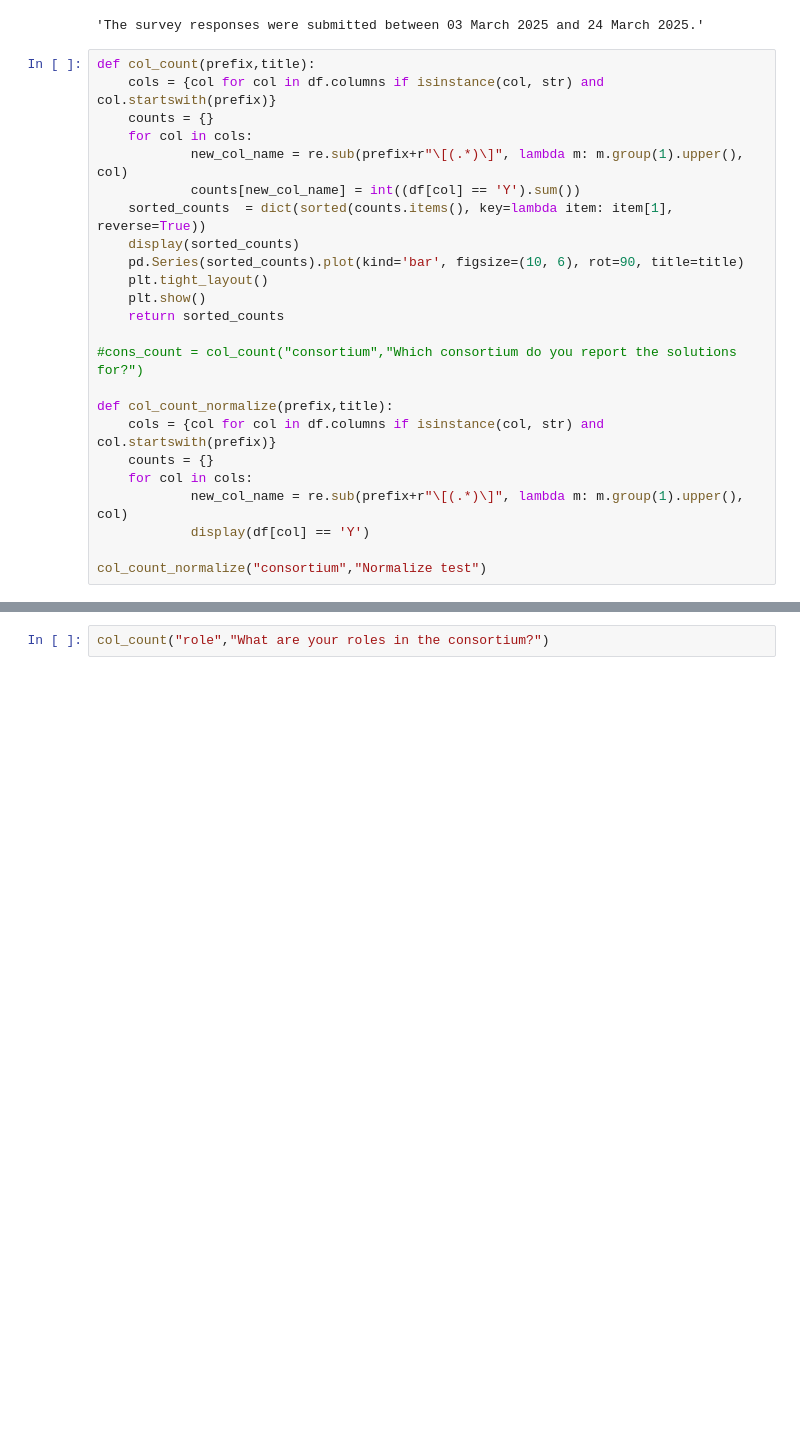
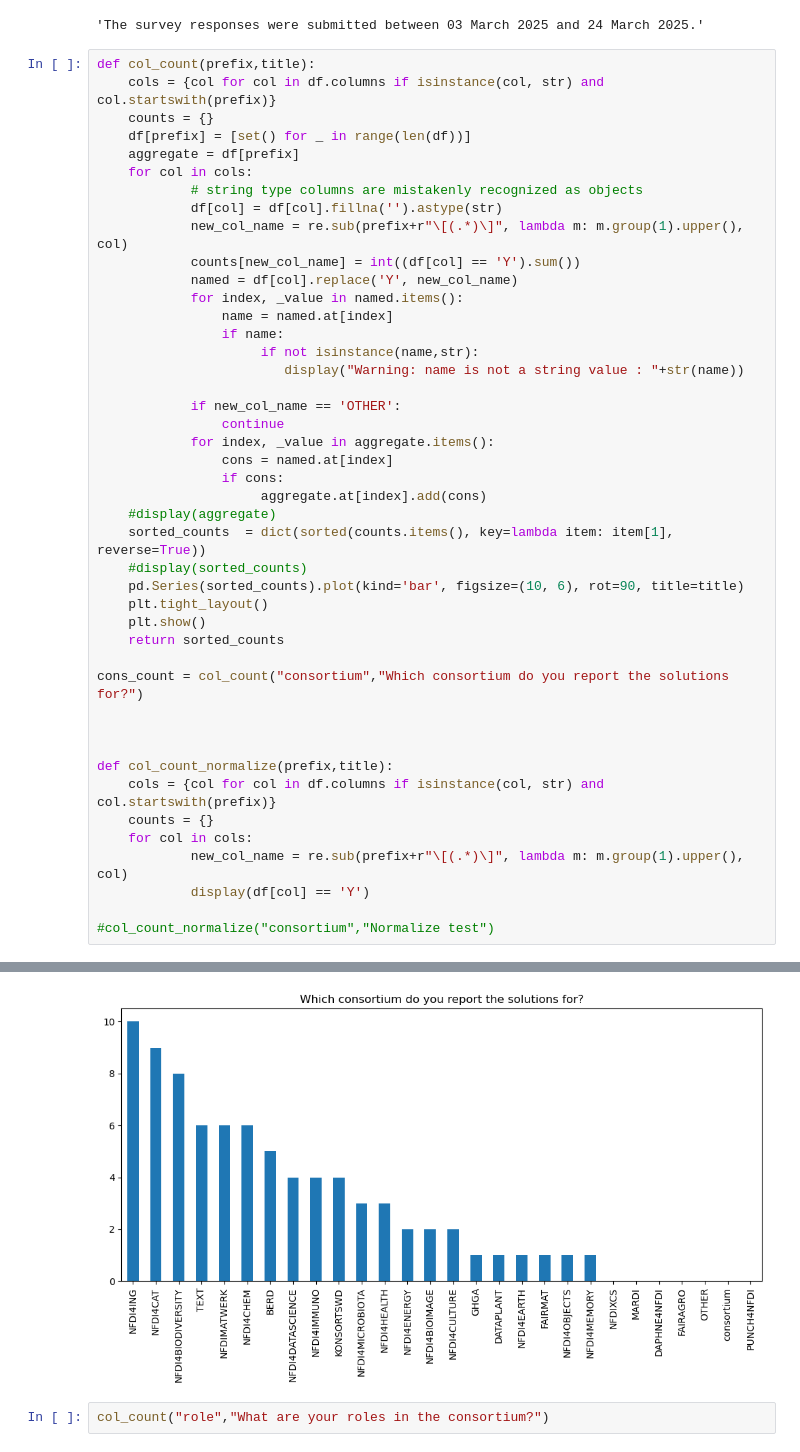
Before and after one commit to KonradHoeffner/softwaresurvey, a Jupyter notebook: results.ipynb, the cells around one changed output, grey strips where cells are left out. Drawn from its saved outputs; the diff is of its cells as text; blank space fills up the shorter version.

```diff
--- a/results.ipynb
+++ b/results.ipynb
@@ -21,17 +23,37 @@ display("The survey responses were submitted between "+mindate.strftime('%d %B %
 def col_count(prefix,title):
     cols = {col for col in df.columns if isinstance(col, str) and col.startswith(prefix)}
     counts = {}
+    df[prefix] = [set() for _ in range(len(df))]
+    aggregate = df[prefix]
     for col in cols:
+            # string type columns are mistakenly recognized as objects
+            df[col] = df[col].fillna('').astype(str)
             new_col_name = re.sub(prefix+r"\[(.*)\]", lambda m: m.group(1).upper(), col)
             counts[new_col_name] = int((df[col] == 'Y').sum())
+            named = df[col].replace('Y', new_col_name)
+            for index, _value in named.items():
+                name = named.at[index]
+                if name:
+                     if not isinstance(name,str):
+                        display("Warning: name is not a string value : "+str(name))
+
+            if new_col_name == 'OTHER':
+                continue
+            for index, _value in aggregate.items():
+                cons = named.at[index]
+                if cons:
+                     aggregate.at[index].add(cons)
+    #display(aggregate)
     sorted_counts  = dict(sorted(counts.items(), key=lambda item: item[1], reverse=True))
-    display(sorted_counts)
+    #display(sorted_counts)
     pd.Series(sorted_counts).plot(kind='bar', figsize=(10, 6), rot=90, title=title)
     plt.tight_layout()
     plt.show()
     return sorted_counts
 
-#cons_count = col_count("consortium","Which consortium do you report the solutions for?")
+cons_count = col_count("consortium","Which consortium do you report the solutions for?")
+
+
 
 def col_count_normalize(prefix,title):
     cols = {col for col in df.columns if isinstance(col, str) and col.startswith(prefix)}
@@ -40,5 +62,5 @@ def col_count_normalize(prefix,title):
             new_col_name = re.sub(prefix+r"\[(.*)\]", lambda m: m.group(1).upper(), col)
             display(df[col] == 'Y')
 
-col_count_normalize("consortium","Normalize test")
+#col_count_normalize("consortium","Normalize test")
 # %% [output]
@@ -190,3 +67,4 @@ Name: consortium[nfdi4ing], Length: 113, dtype: bool
+[figure, added]
 # %%
 col_count("role","What are your roles in the consortium?")
 # %% [output]
```
Also changed, not shown: parts of 5 cells of this notebook.
